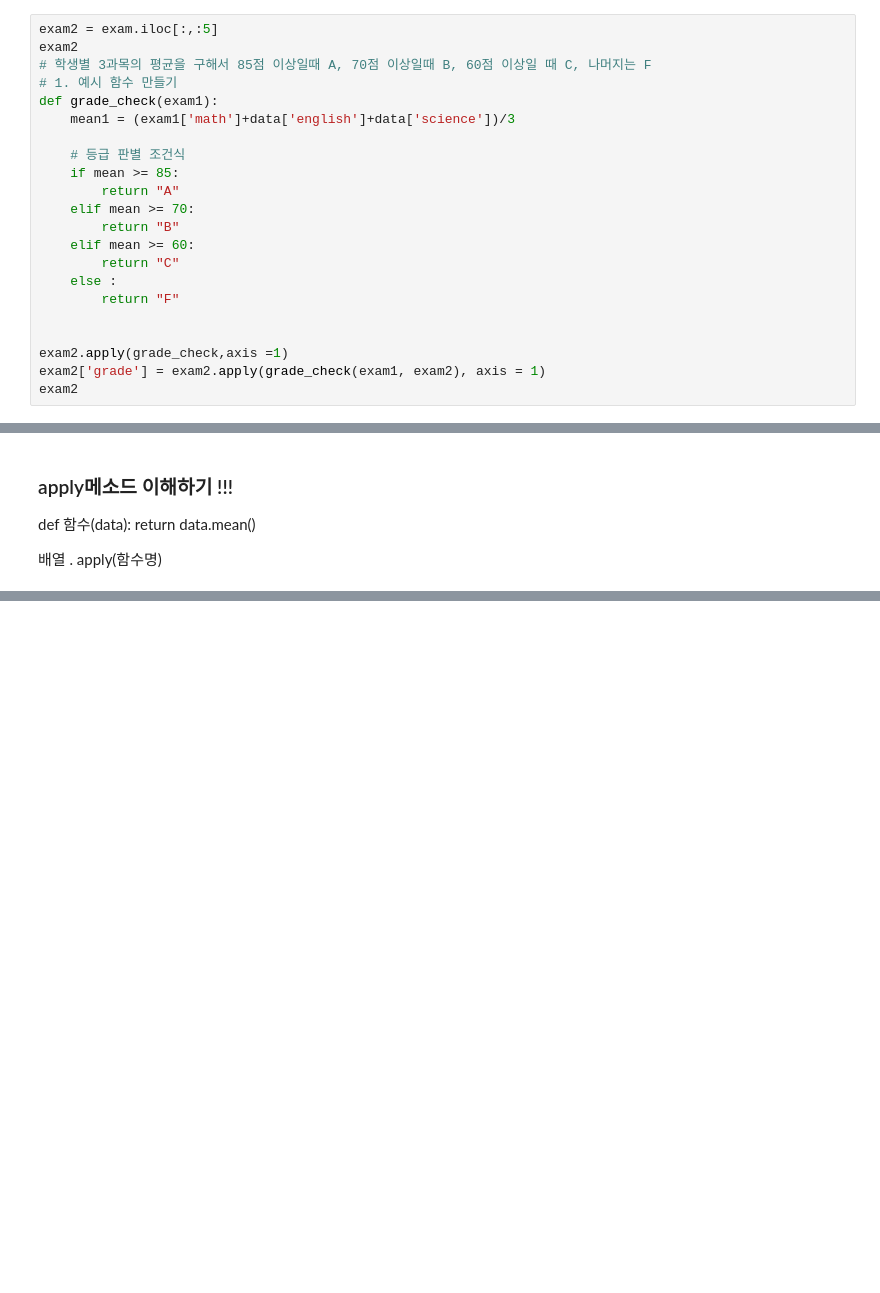
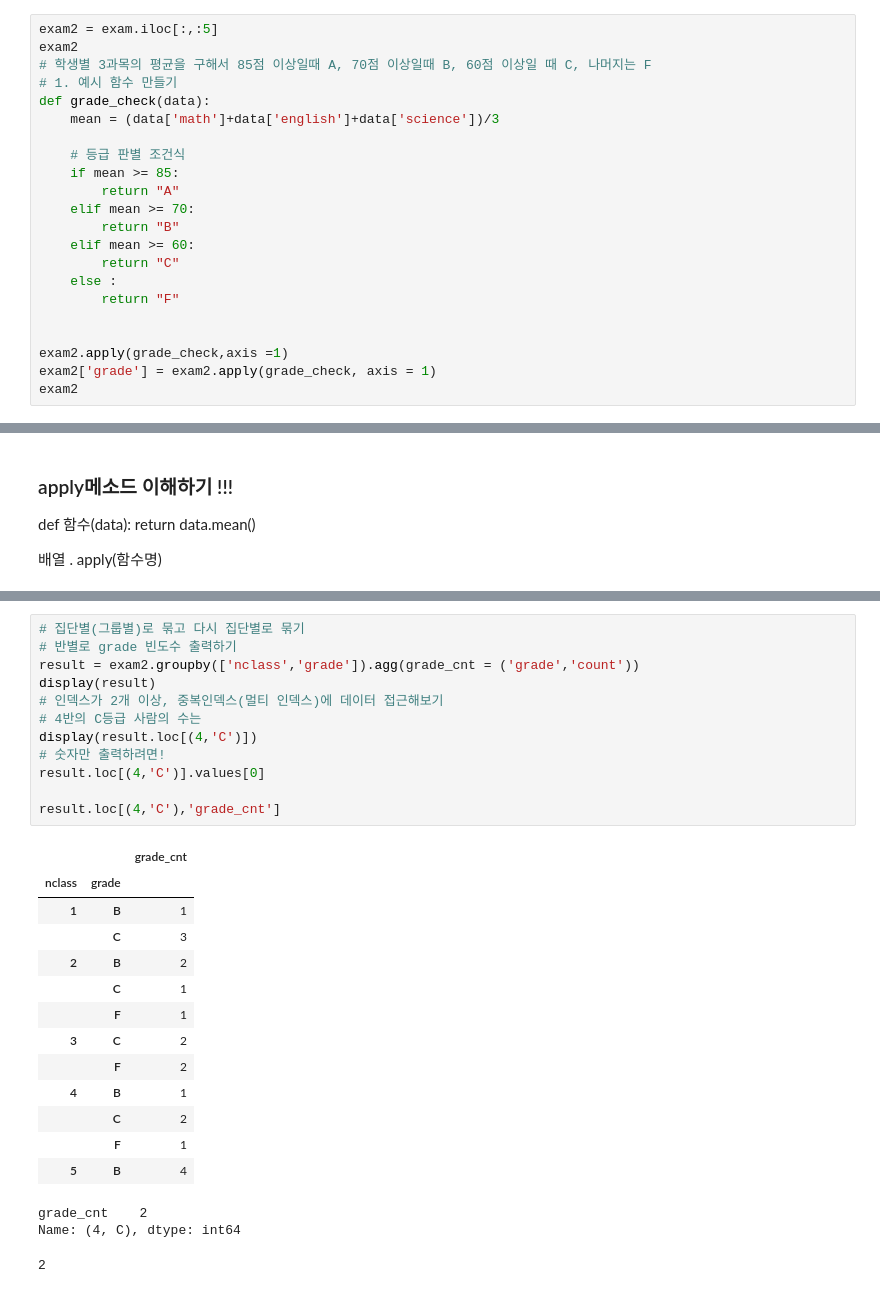
Before and after one commit to JangGunWook/python_study, a Jupyter notebook: Python Lib(데이터분석/ex04_pandas_다루기.ipynb, the cells around one changed output, grey strips where cells are left out. Cells and saved outputs as stored; diff of their text form; blank space fills up the shorter version.

```diff
--- a/Python Lib(데이터분석/ex04_pandas_다루기.ipynb
+++ b/Python Lib(데이터분석/ex04_pandas_다루기.ipynb
@@ -693,8 +708,8 @@ exam2 = exam.iloc[:,:5]
 exam2
 # 학생별 3과목의 평균을 구해서 85점 이상일때 A, 70점 이상일때 B, 60점 이상일 때 C, 나머지는 F
 # 1. 예시 함수 만들기
-def grade_check(exam1):
-    mean1 = (exam1['math']+data['english']+data['science'])/3
+def grade_check(data):
+    mean = (data['math']+data['english']+data['science'])/3
 
     # 등급 판별 조건식
     if mean >= 85:
@@ -708,7 +723,7 @@ def grade_check(exam1):
 
 
 exam2.apply(grade_check,axis =1)
-exam2['grade'] = exam2.apply(grade_check(exam1, exam2), axis = 1)
+exam2['grade'] = exam2.apply(grade_check, axis = 1)
 exam2
 # %% [output]
 |  | id | nclass | math | english | science | grade |
@@ -775,0 +833,29 @@ dtype: float64
+# %%
+# 집단별(그룹별)로 묶고 다시 집단별로 묶기
+# 반별로 grade 빈도수 출력하기
+result = exam2.groupby(['nclass','grade']).agg(grade_cnt = ('grade','count'))
+display(result)
+# 인덱스가 2개 이상, 중복인덱스(멀티 인덱스)에 데이터 접근해보기
+# 4반의 C등급 사람의 수는
+display(result.loc[(4,'C')])
+# 숫자만 출력하려면!
+result.loc[(4,'C')].values[0]
+
+result.loc[(4,'C'),'grade_cnt']
+# %% [output]
+|  |  | grade_cnt |
+| nclass | grade |  |
+| 1 | B | 1 |
+|  | C | 3 |
+| 2 | B | 2 |
+|  | C | 1 |
+|  | F | 1 |
+| 3 | C | 2 |
+|  | F | 2 |
+| 4 | B | 1 |
+|  | C | 2 |
+|  | F | 1 |
+| 5 | B | 4 |
+grade_cnt    2
+Name: (4, C), dtype: int64
+2
```
Also changed, not shown: parts of 26 cells of this notebook, 3 other files.
